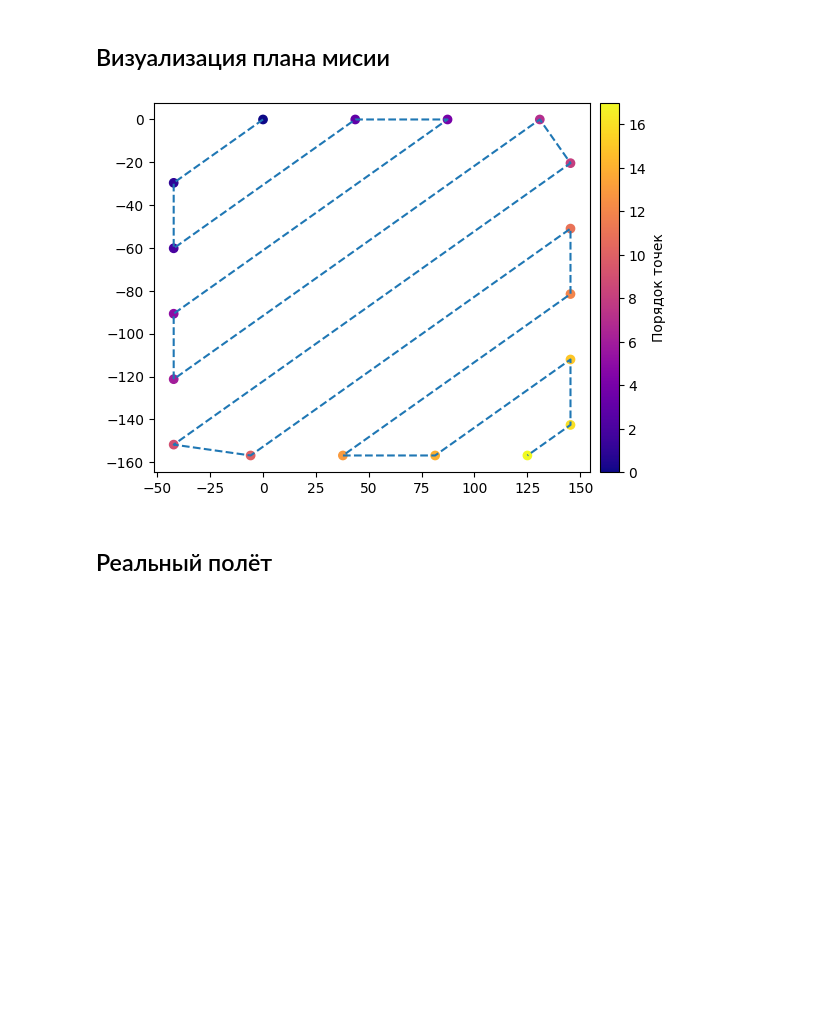
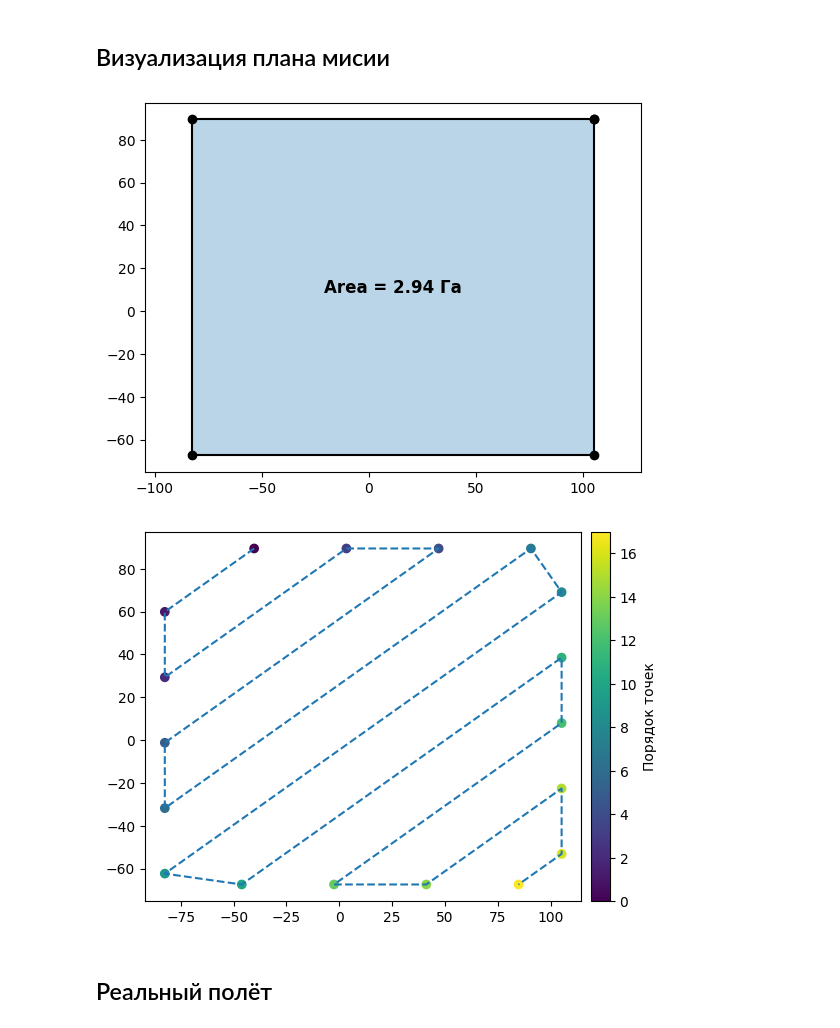
Before and after one commit to nodax-hub/Simulate, a Jupyter notebook: example.ipynb, the cells around one changed output. Saved outputs shown, nothing was run; the diff lists cells and outputs as text; code cells hidden in the pictures; blank space fills up the shorter version.

```diff
--- a/example.ipynb
+++ b/example.ipynb
@@ -203,3 +298,20 @@ with open(path_to_file, "r", encoding="utf-8") as f:
+# %%
+from logic import Polygon
+
+gp = parse_key_points_from_qgc_plan(
+    data['mission']['mission_plan'],
+    include_home=False,
+    include_takeoff=False,
+    include_polygon=True,
+    include_transects=False,
+    deduplicate=False,
+)
+# переводим гео координаты в xy
+polygon_plan_points: list[Point] = to_xy_points(gp)
+plan_polygon = Polygon(polygon_plan_points)
+plot_polygon(plan_polygon)
+# %% [output]
+[figure, added]
 # %%
 gp = parse_key_points_from_qgc_plan(
     data['mission']['mission_plan'],
@@ -210,10 +322,10 @@ gp = parse_key_points_from_qgc_plan(
     deduplicate=False,
 )
 # переводим гео координаты в xy
-plan_points: list[Point] = GeoPointToXY.geo_to_xy(gp)
+plan_points: list[Point] = to_xy_points(gp)
 scatter_with_color(plan_points, list(range(len(plan_points))), 'Порядок точек')
 # %% [output]
-[figure, old version]
+[figure, new version]
 # %% [markdown]
 ## Реальный полёт
 # %%
```
Also changed, not shown: parts of 26 cells of this notebook, 3 other files.
